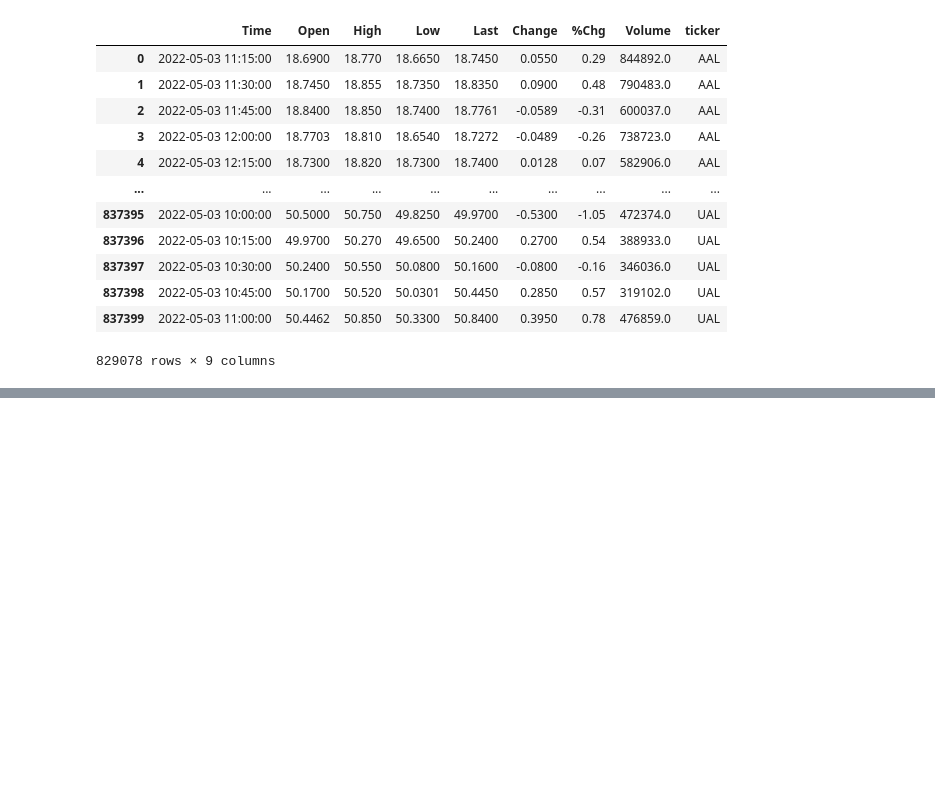
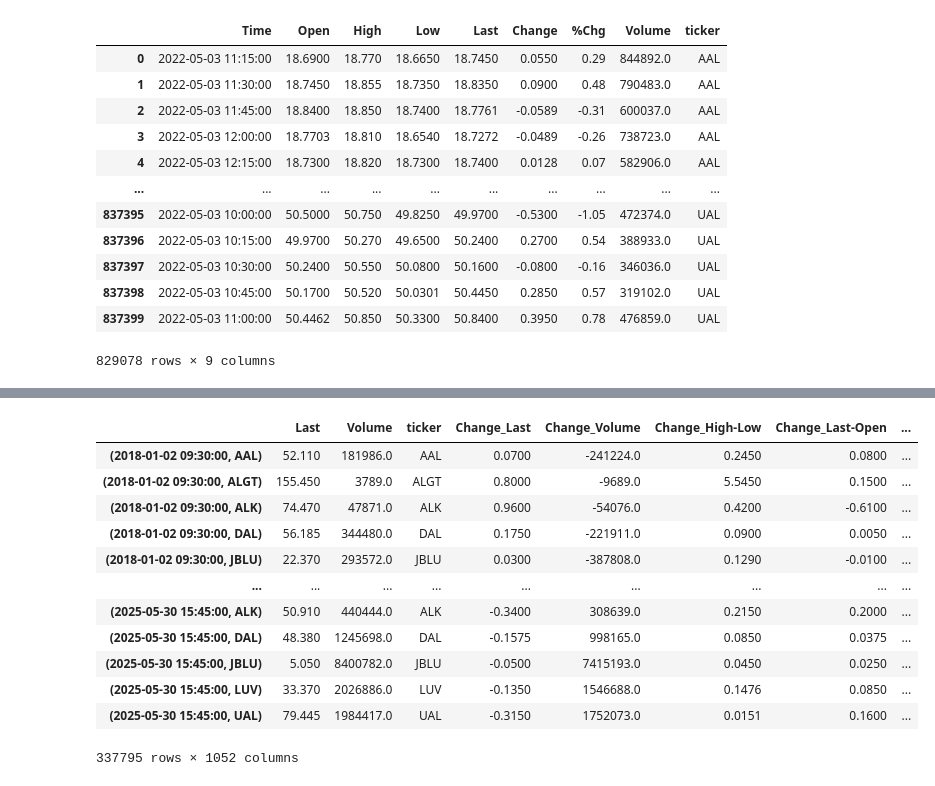
Before and after one commit to svanomm/sentiment-volume-forecasting, a Jupyter notebook: Scripts/02 Stocks Data/01 Process Stock Data.ipynb, the cells around one changed output, grey strips where cells are left out. Cells and saved outputs as stored; diff of their text form; code cells hidden in the pictures; blank space fills up the shorter version.

```diff
--- a/Scripts/02 Stocks Data/01 Process Stock Data.ipynb
+++ b/Scripts/02 Stocks Data/01 Process Stock Data.ipynb
@@ -200,3 +158,25 @@ df_long['Log_Price']  = np.log1p(df_long['Last'])
+# %%
+df_main = df_main.dropna()
+# Create day of week dummies
+df_main['day_of_week']   = df_main['Time'].dt.dayofweek
+df_main['month_of_year'] = df_main['Time'].dt.month
+df_main['hour_of_day']   = df_main['Time'].dt.hour
+
+# Create dummy variables for categorical features
+df_main = pd.get_dummies(df_main, columns=['day_of_week', 'month_of_year', 'hour_of_day'], drop_first=False)
+
+df_main['is_open']  = np.where((df_main['Time'].dt.hour == 9)  & (df_main['Time'].dt.minute == 30), 1, 0)
+df_main['is_close'] = np.where((df_main['Time'].dt.hour == 15) & (df_main['Time'].dt.minute == 45), 1, 0)
+# %%
+df_wide = df_wide[[i for i in df_wide.columns if any(j in i for j in ['BNO', 'JETS', 'IYT', 'ITA'])]]
+# %%
+df_main = pd.merge(df_main, df_wide, on='Time', how='inner')
+df_main.sort_values(by=['Time', 'ticker'], inplace=True)
+df_main.index = df_main[['Time','ticker']]
+df_main['date'] = df_main['Time']
+df_main.drop(columns=['Time'], inplace=True)
+# %%
+df_main = df_main[df_main['ticker'].isin(['AAL', 'ALGT', 'ALK', 'DAL', 'JBLU', 'LUV', 'UAL'])]
 # %%
 # Save the processed DataFrame to a pickle file
 output_path = r"../../data/processed/stock_data_long.pkl"
@@ -204,0 +225,16 @@ with open(output_path, 'wb') as f:
+# %%
+df_main
+# %% [output]
+|  | Last | Volume | ticker | Change_Last | Change_Volume | Change_High-Low | Change_Last-Open | ... |
+| (2018-01-02 09:30:00, AAL) | 52.110 | 181986.0 | AAL | 0.0700 | -241224.0 | 0.2450 | 0.0800 | ... |
+| (2018-01-02 09:30:00, ALGT) | 155.450 | 3789.0 | ALGT | 0.8000 | -9689.0 | 5.5450 | 0.1500 | ... |
+| (2018-01-02 09:30:00, ALK) | 74.470 | 47871.0 | ALK | 0.9600 | -54076.0 | 0.4200 | -0.6100 | ... |
+| (2018-01-02 09:30:00, DAL) | 56.185 | 344480.0 | DAL | 0.1750 | -221911.0 | 0.0900 | 0.0050 | ... |
+| (2018-01-02 09:30:00, JBLU) | 22.370 | 293572.0 | JBLU | 0.0300 | -387808.0 | 0.1290 | -0.0100 | ... |
+| ... | ... | ... | ... | ... | ... | ... | ... | ... |
+| (2025-05-30 15:45:00, ALK) | 50.910 | 440444.0 | ALK | -0.3400 | 308639.0 | 0.2150 | 0.2000 | ... |
+| (2025-05-30 15:45:00, DAL) | 48.380 | 1245698.0 | DAL | -0.1575 | 998165.0 | 0.0850 | 0.0375 | ... |
+| (2025-05-30 15:45:00, JBLU) | 5.050 | 8400782.0 | JBLU | -0.0500 | 7415193.0 | 0.0450 | 0.0250 | ... |
+| (2025-05-30 15:45:00, LUV) | 33.370 | 2026886.0 | LUV | -0.1350 | 1546688.0 | 0.1476 | 0.0850 | ... |
+| (2025-05-30 15:45:00, UAL) | 79.445 | 1984417.0 | UAL | -0.3150 | 1752073.0 | 0.0151 | 0.1600 | ... |
+337795 rows × 1052 columns
```
Also changed, not shown: parts of 11 cells of this notebook, 2 other files.
